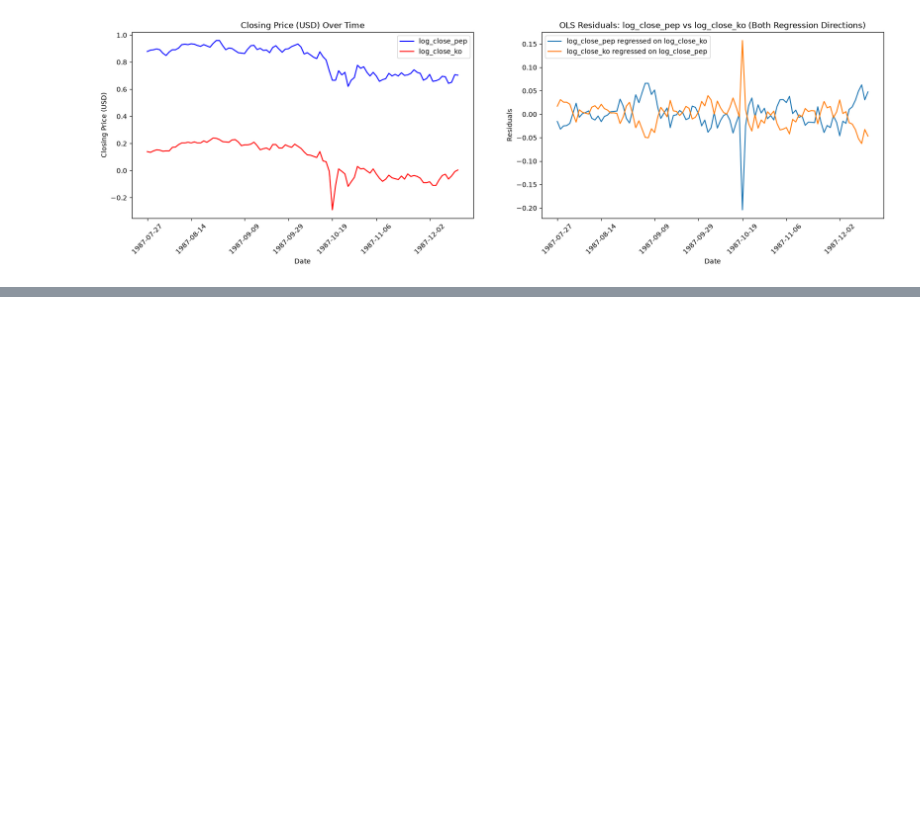
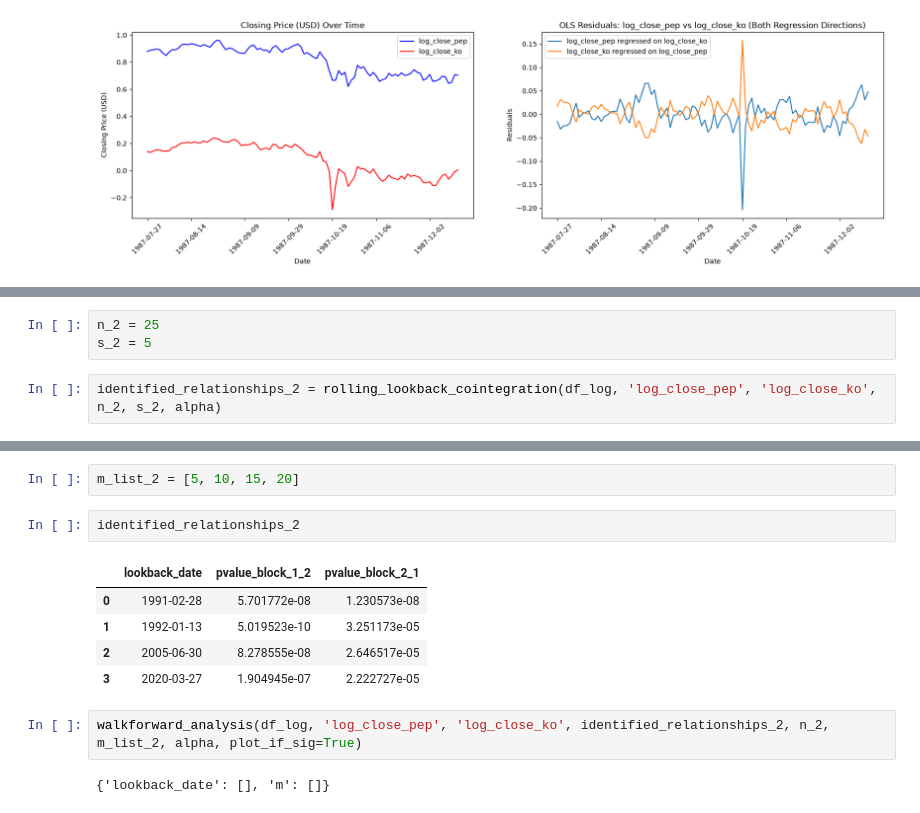
Before and after one commit to BenJonesData/pairs-trading-regime-stability, a Jupyter notebook: notebooks/03_rolling_walkforward.ipynb, the cells around one changed output, grey strips where cells are left out. Drawn from its saved outputs; the diff is of its cells as text; blank space fills up the shorter version.

Commit message:
conclude no existing relationships

```diff
--- a/notebooks/03_rolling_walkforward.ipynb
+++ b/notebooks/03_rolling_walkforward.ipynb
@@ -122,0 +192,5 @@ Fitting Models on  100  days leading up to  1987-12-15
+# %%
+n_2 = 25
+s_2 = 5
+# %%
+identified_relationships_2 = rolling_lookback_cointegration(df_log, 'log_close_pep', 'log_close_ko', n_2, s_2, alpha)
@@ -122,0 +215,14 @@ Fitting Models on  100  days leading up to  1987-12-15
+# %%
+m_list_2 = [5, 10, 15, 20]
+# %%
+identified_relationships_2
+# %% [output]
+|  | lookback_date | pvalue_block_1_2 | pvalue_block_2_1 |
+| 0 | 1991-02-28 | 5.701772e-08 | 1.230573e-08 |
+| 1 | 1992-01-13 | 5.019523e-10 | 3.251173e-05 |
+| 2 | 2005-06-30 | 8.278555e-08 | 2.646517e-05 |
+| 3 | 2020-03-27 | 1.904945e-07 | 2.222727e-05 |
+# %%
+walkforward_analysis(df_log, 'log_close_pep', 'log_close_ko', identified_relationships_2, n_2, m_list_2, alpha, plot_if_sig=True)
+# %% [output]
+{'lookback_date': [], 'm': []}
```
Also changed, not shown: parts of 17 cells of this notebook.
